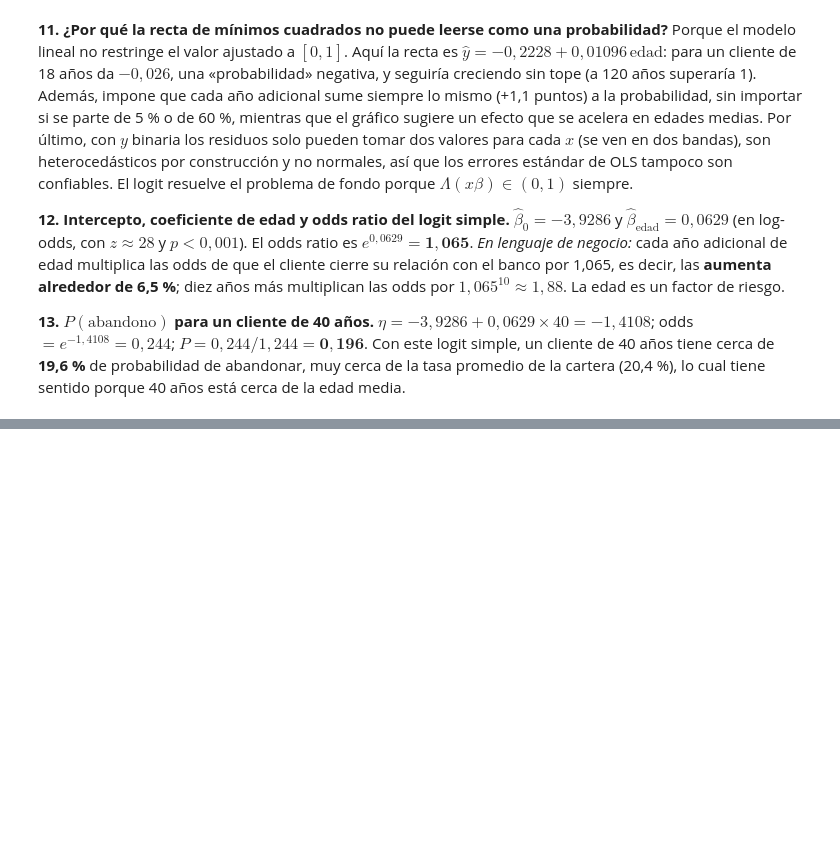
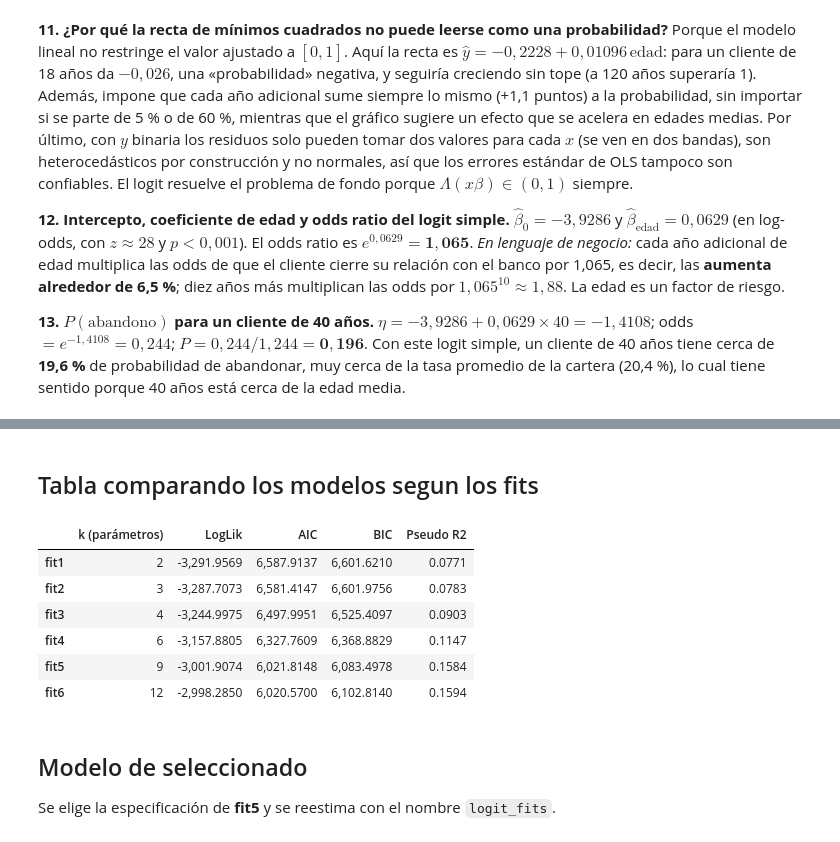
Before and after one commit to Slgxhannel/taller-abandono-producto-20262-Loaiza-Rojas, a Jupyter notebook: Taller_Abandono_Producto_Financiero_Santiago_Loaiza_Leonardo_Rojas.ipynb, the cells around one changed output, grey strips where cells are left out. Drawn from its saved outputs; the diff is of its cells as text; code cells hidden in the pictures; blank space fills up the shorter version.

Commit message:
Punto 5:modelos y odds ratios.

```diff
--- a/Taller_Abandono_Producto_Financiero_Santiago_Loaiza_Leonardo_Rojas.ipynb
+++ b/Taller_Abandono_Producto_Financiero_Santiago_Loaiza_Leonardo_Rojas.ipynb
@@ -582,0 +681,7 @@ $\eta = -3{,}9286 + 0{,}0629\times 40 = -1{,}4108$; odds $= e^{-1{,}4108} = 0{,}
+# %%
+fit3 = smf.logit(
+    "abandono ~ edad + puntaje_crediticio + C(sexo)",
+    data=Train_Data,
+).fit(disp=False)
+print(fit3.summary())
+print("AIC:", round(fit3.aic, 2))
@@ -582,0 +709,7 @@ $\eta = -3{,}9286 + 0{,}0629\times 40 = -1{,}4108$; odds $= e^{-1{,}4108} = 0{,}
+# %%
+fit4 = smf.logit(
+    "abandono ~ edad + puntaje_crediticio + C(sexo) + C(pais)",
+    data=Train_Data,
+).fit(disp=False)
+print(fit4.summary())
+print("AIC:", round(fit4.aic, 2))
@@ -582,0 +739,7 @@ $\eta = -3{,}9286 + 0{,}0629\times 40 = -1{,}4108$; odds $= e^{-1{,}4108} = 0{,}
+# %%
+fit5 = smf.logit(
+    "abandono ~ edad + puntaje_crediticio + C(sexo) + C(pais) + saldo + numero_productos + miembro_activo",
+    data=Train_Data,
+).fit(disp=False)
+print(fit5.summary())
+print("AIC:", round(fit5.aic, 2))
@@ -582,0 +766,7 @@ $\eta = -3{,}9286 + 0{,}0629\times 40 = -1{,}4108$; odds $= e^{-1{,}4108} = 0{,}
+# %%
+fit6 = smf.logit(
+    "abandono ~ edad + puntaje_crediticio + C(sexo) + C(pais) + saldo + numero_productos + miembro_activo + antiguedad + tiene_tarjeta + salario_estimado",
+    data=Train_Data,
+).fit(disp=False)
+print(fit6.summary())
+print("AIC:", round(fit6.aic, 2))
@@ -582,0 +791,25 @@ $\eta = -3{,}9286 + 0{,}0629\times 40 = -1{,}4108$; odds $= e^{-1{,}4108} = 0{,}
+# %% [markdown]
+## Tabla comparando los modelos segun los fits
+# %%
+fits = {"fit1": fit1, "fit2": fit2, "fit3": fit3, "fit4": fit4, "fit5": fit5, "fit6": fit6}
+tabla_aic = pd.DataFrame({
+    "k (parámetros)": {k: int(f.df_model + 1) for k, f in fits.items()},
+    "LogLik": {k: f.llf for k, f in fits.items()},
+    "AIC": {k: f.aic for k, f in fits.items()},
+    "BIC": {k: f.bic for k, f in fits.items()},
+    "Pseudo R2": {k: f.prsquared for k, f in fits.items()},
+})
+tabla_aic
+# %% [output]
+|  | k (parámetros) | LogLik | AIC | BIC | Pseudo R2 |
+| fit1 | 2 | -3,291.9569 | 6,587.9137 | 6,601.6210 | 0.0771 |
+| fit2 | 3 | -3,287.7073 | 6,581.4147 | 6,601.9756 | 0.0783 |
+| fit3 | 4 | -3,244.9975 | 6,497.9951 | 6,525.4097 | 0.0903 |
+| fit4 | 6 | -3,157.8805 | 6,327.7609 | 6,368.8829 | 0.1147 |
+| fit5 | 9 | -3,001.9074 | 6,021.8148 | 6,083.4978 | 0.1584 |
+| fit6 | 12 | -2,998.2850 | 6,020.5700 | 6,102.8140 | 0.1594 |
+# %% [markdown]
+## Modelo de seleccionado
+
+
+Se elige la especificación de **fit5**  y se reestima con el nombre `logit_fits`.
```
Also changed, not shown: parts of 22 cells of this notebook.
